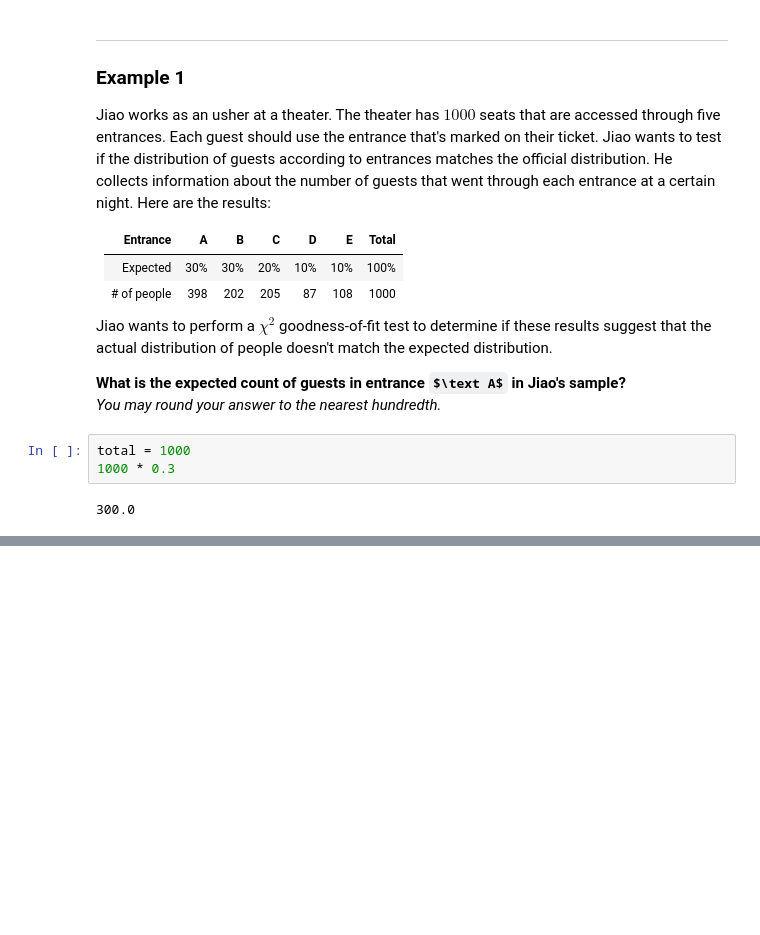
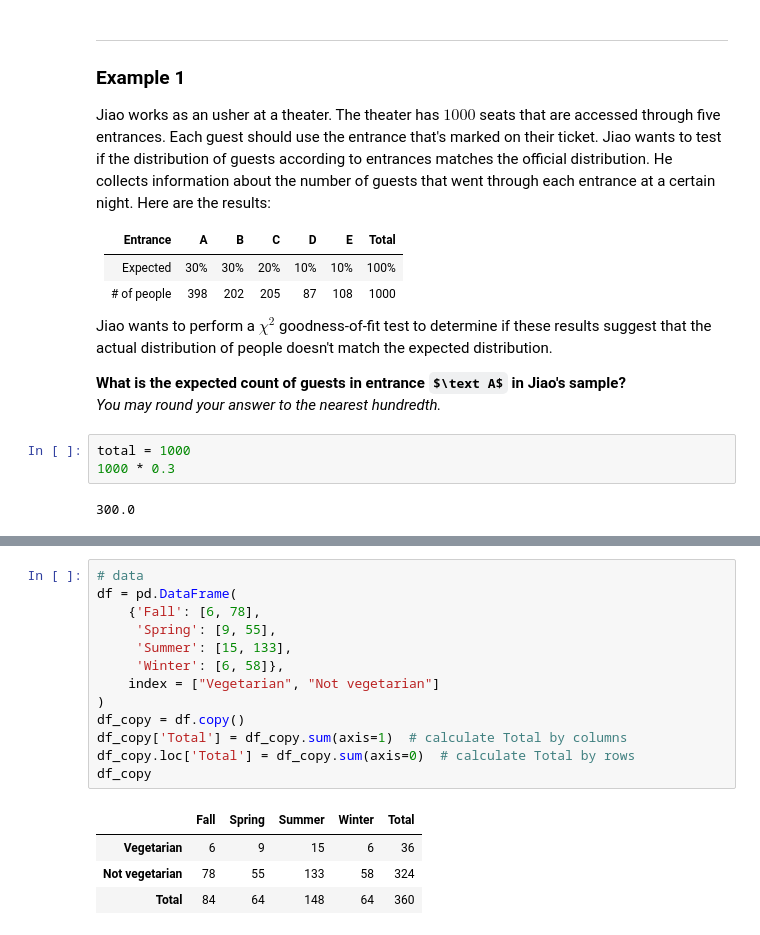
Before and after one commit to ZacksAmber/-probability-and-statistics, a Jupyter notebook: chi-square_test.ipynb, the cells around one changed output, grey strips where cells are left out. Saved outputs shown, nothing was run; the diff lists cells and outputs as text; some formulas as TeX source; blank space fills up the shorter version.

```diff
--- a/chi-square_test.ipynb
+++ b/chi-square_test.ipynb
@@ -86,0 +371,18 @@ p-value = 0.41
+# %%
+# data
+df = pd.DataFrame(
+    {'Fall': [6, 78],
+     'Spring': [9, 55],
+     'Summer': [15, 133],
+     'Winter': [6, 58]},
+    index = ["Vegetarian", "Not vegetarian"]
+)
+df_copy = df.copy()
+df_copy['Total'] = df_copy.sum(axis=1)  # calculate Total by columns
+df_copy.loc['Total'] = df_copy.sum(axis=0)  # calculate Total by rows
+df_copy
+# %% [output]
+|  | Fall | Spring | Summer | Winter | Total |
+| Vegetarian | 6 | 9 | 15 | 6 | 36 |
+| Not vegetarian | 78 | 55 | 133 | 58 | 324 |
+| Total | 84 | 64 | 148 | 64 | 360 |
```
Also changed, not shown: parts of 42 cells of this notebook, 2 other files.
